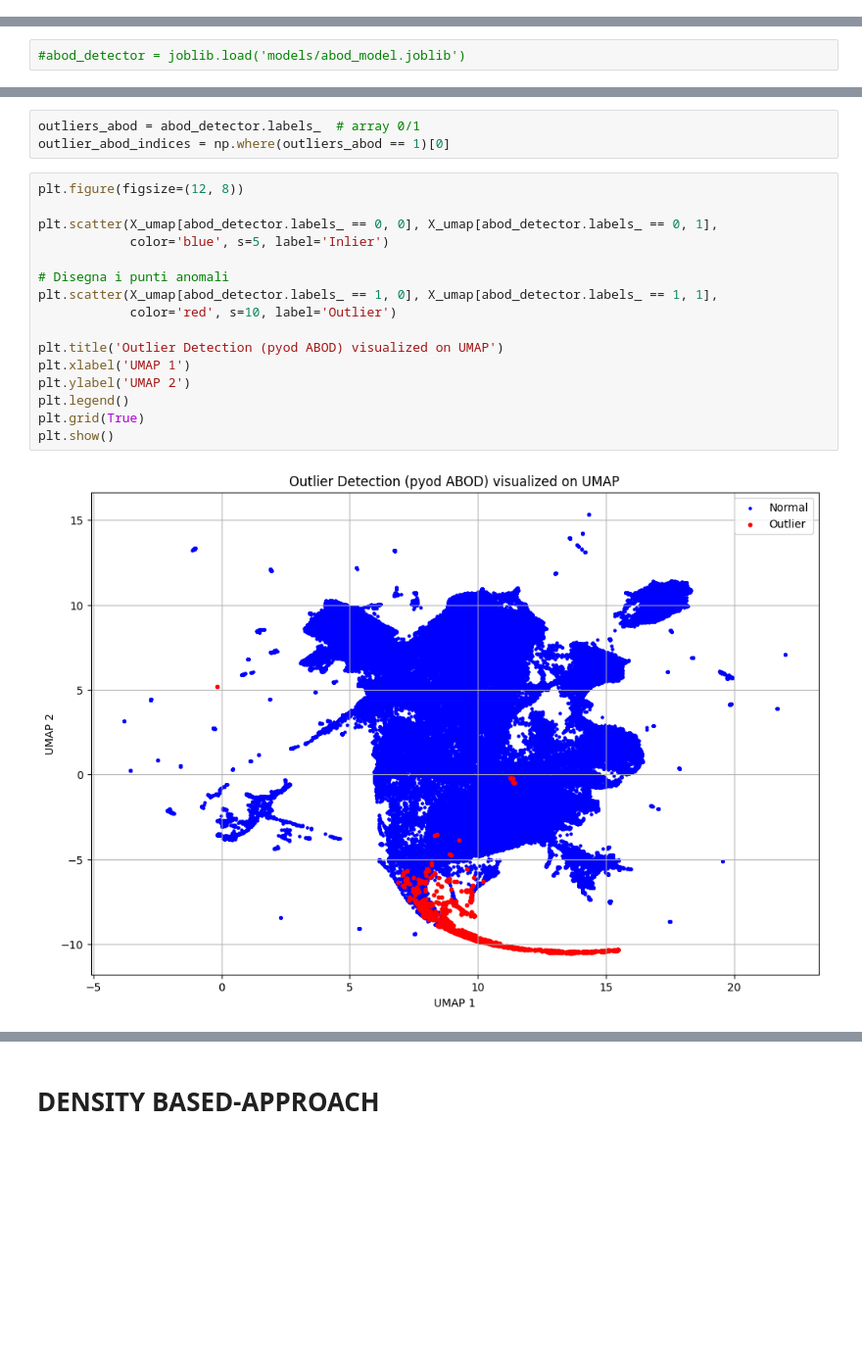
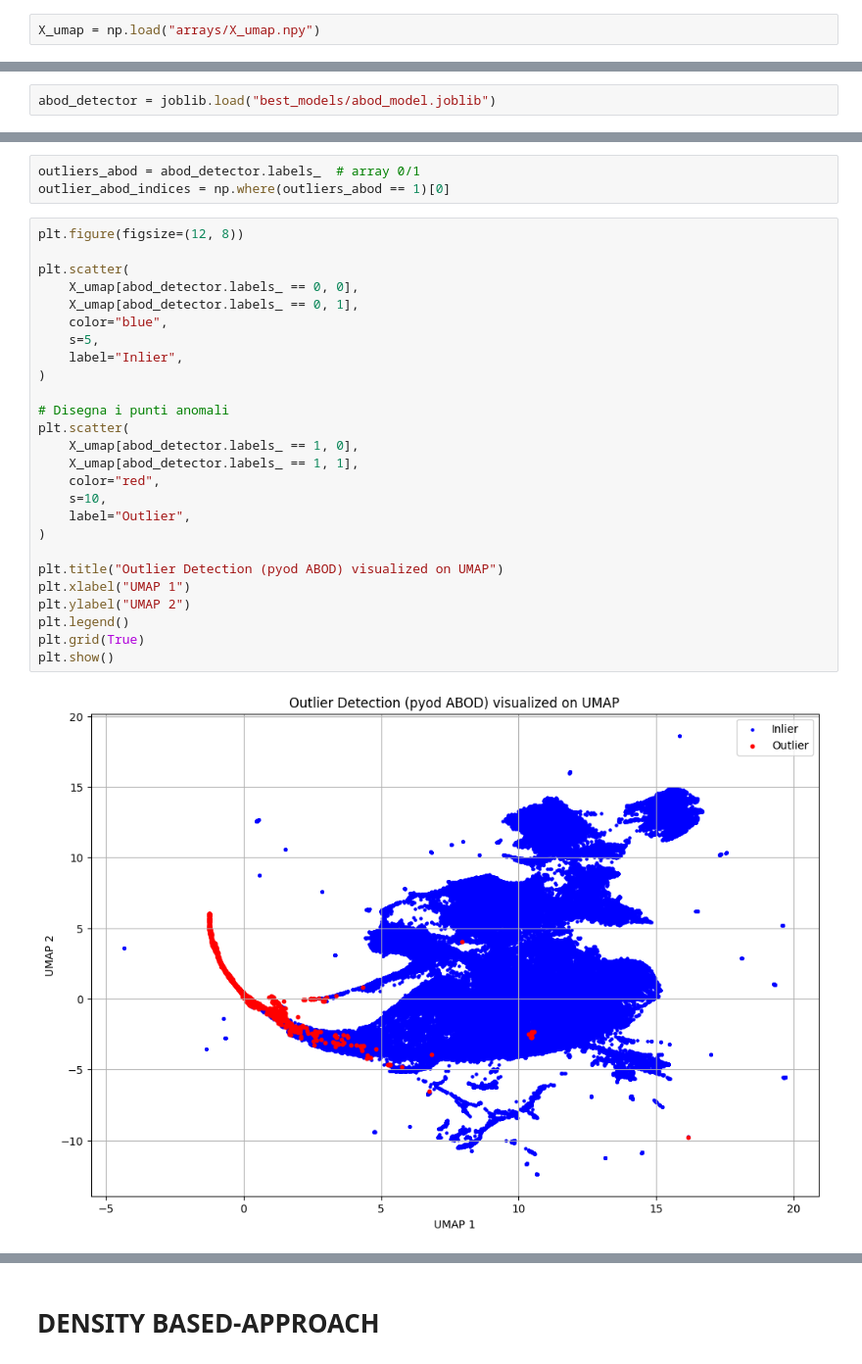
Before and after one commit to drizzello/DataMining2, a Jupyter notebook: TABULAR_OUTLIERS.ipynb, the cells around one changed output, grey strips where cells are left out. Shown at 98% size. Cells and saved outputs as stored; diff of their text form; blank space fills up the shorter version.

```diff
--- a/TABULAR_OUTLIERS.ipynb
+++ b/TABULAR_OUTLIERS.ipynb
@@ -205,3 +236,5 @@ OMP: Info #276: omp_set_nested routine deprecated, please use omp_set_max_active
 # %%
 np.save("arrays/X_umap.npy", X_umap)
+# %%
+X_umap = np.load("arrays/X_umap.npy")
 # %%
@@ -332,3 +427,3 @@ joblib.dump(abod_detector, 'models/abod_model.joblib')
 # %%
-#abod_detector = joblib.load('models/abod_model.joblib')
+abod_detector = joblib.load("best_models/abod_model.joblib")
 # %%
@@ -356,21 +456,31 @@ outlier_abod_indices = np.where(outliers_abod == 1)[0]
 # %%
 plt.figure(figsize=(12, 8))
 
-plt.scatter(X_umap[abod_detector.labels_ == 0, 0], X_umap[abod_detector.labels_ == 0, 1],
-            color='blue', s=5, label='Inlier')
+plt.scatter(
+    X_umap[abod_detector.labels_ == 0, 0],
+    X_umap[abod_detector.labels_ == 0, 1],
+    color="blue",
+    s=5,
+    label="Inlier",
+)
 
 # Disegna i punti anomali
-plt.scatter(X_umap[abod_detector.labels_ == 1, 0], X_umap[abod_detector.labels_ == 1, 1],
-            color='red', s=10, label='Outlier')
+plt.scatter(
+    X_umap[abod_detector.labels_ == 1, 0],
+    X_umap[abod_detector.labels_ == 1, 1],
+    color="red",
+    s=10,
+    label="Outlier",
+)
 
-plt.title('Outlier Detection (pyod ABOD) visualized on UMAP')
-plt.xlabel('UMAP 1')
-plt.ylabel('UMAP 2')
+plt.title("Outlier Detection (pyod ABOD) visualized on UMAP")
+plt.xlabel("UMAP 1")
+plt.ylabel("UMAP 2")
 plt.legend()
 plt.grid(True)
 plt.show()
 # %% [output]
-[figure, old version]
+[figure, new version]
 # %%
 # TSNE plot
 plt.figure(figsize=(8, 6))
```
Also changed, not shown: parts of 60 cells of this notebook, 12 other files.
